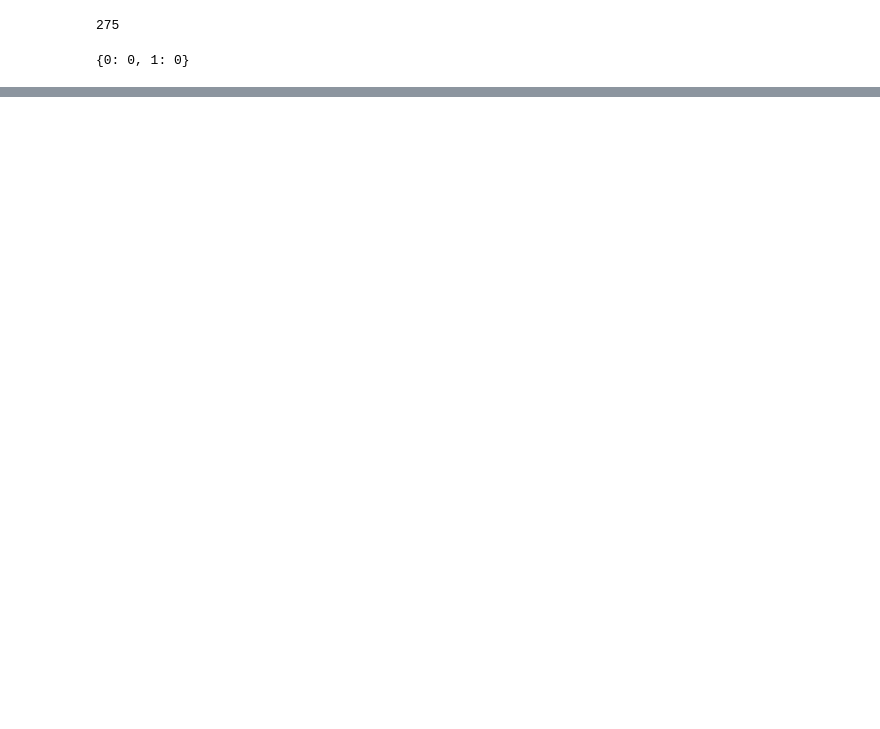
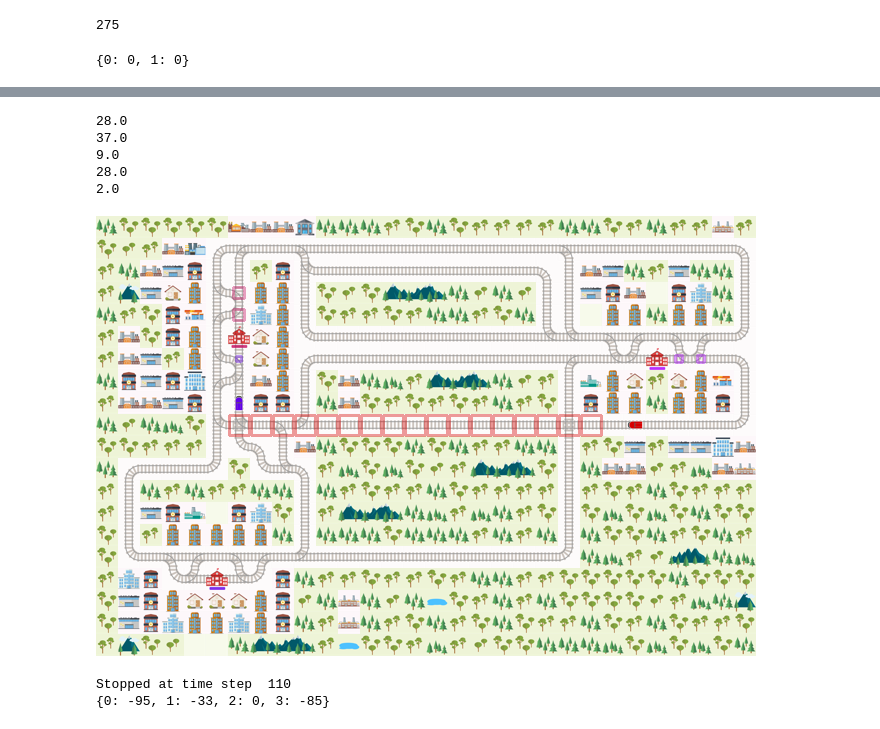
Before and after one commit to romain-dufly/FlatlandMultiagentRL, a Jupyter notebook: emile.ipynb, the cells around one changed output, grey strips where cells are left out. Saved outputs shown, nothing was run; the diff lists cells and outputs as text; code cells hidden in the pictures; blank space fills up the shorter version.

Commit message:
testing for different env sizes and sample sizes

```diff
--- a/emile.ipynb
+++ b/emile.ipynb
@@ -137,0 +197,11 @@ array([  4.39600732,  21.10187922,   2.04887412,  -3.45067182,
+# %%
+for i in range(5):
+    print(objective_function(saes))
+
+## ça change c'est bizarre
+# %% [output]
+28.0
+37.0
+9.0
+28.0
+2.0
@@ -137,0 +236,40 @@ array([  4.39600732,  21.10187922,   2.04887412,  -3.45067182,
+# %%
+# Initializing policy
+n_features_per_node = env.obs_builder.observation_dim
+n_nodes = sum([np.power(4, i) for i in range(observation_tree_depth + 1)])
+state_size = n_features_per_node * n_nodes
+policy = LogisticRegression(state_size, 5)
+# %%
+
+
+state, info = env.reset()
+env_renderer = RenderWrapper(env,real_time_render=True, force_gif=False)
+
+max_time_steps = 500
+
+for t in range(max_time_steps):
+    env_renderer.render()
+    time.sleep(0.2)
+
+    agent_obs = [None] * env.get_num_agents()
+    for agent in env.get_agent_handles():
+        if state[agent]:
+            agent_obs[agent] = normalize_observation(state[agent], tree_depth=observation_tree_depth, observation_radius=observation_radius)
+    actions = {}
+    for agent in env.get_agent_handles():
+        actions[agent] = policy.act(agent_obs[agent], cem)
+
+    state, all_rewards, done, info = env.step(actions)
+    #print("step : ", t)
+    #print("rewards : ", all_rewards)
+    #print("actions : ", actions)
+    #total_rewards += sum(all_rewards.values())
+
+    if done['__all__']:
+        print("Stopped at time step ", t)
+        print(all_rewards)
+        break
+# %% [output]
+[figure, added]
+Stopped at time step  110
+{0: -95, 1: -33, 2: 0, 3: -85}
```
Also changed, not shown: parts of 8 cells of this notebook, 1 other file.
